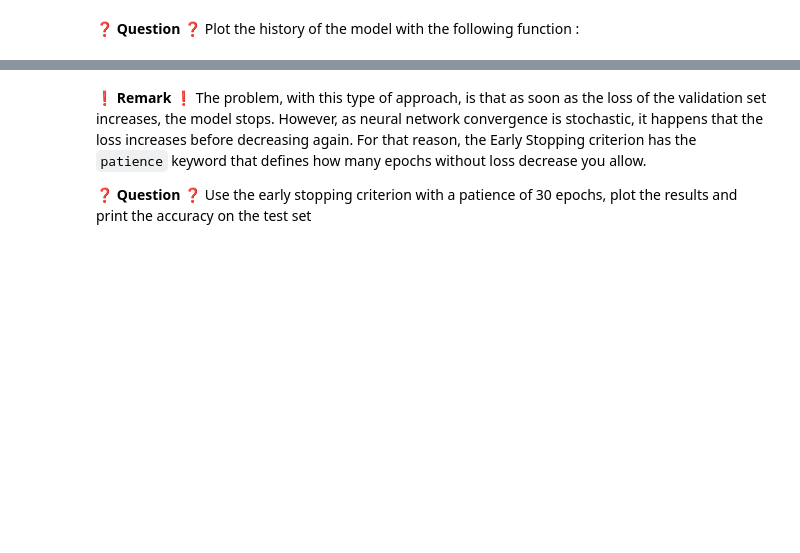
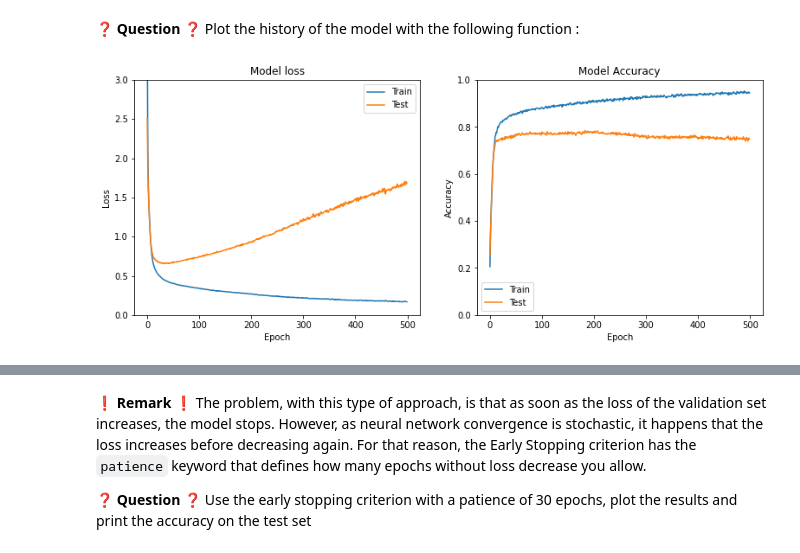
Before and after one commit to abibalimi/lewagon-data-challenges, a Jupyter notebook: 06-Deep-Learning/02-Optimizer-loss-and-fitting/02-How-to-properly-prevent-overfitting/how_to_properly_prevent_overfitting.ipynb, the cells around one changed output, grey strips where cells are left out. Cells and saved outputs as stored; diff of their text form; code cells hidden in the pictures; blank space fills up the shorter version.

```diff
--- a/06-Deep-Learning/02-Optimizer-loss-and-fitting/02-How-to-properly-prevent-overfitting/how_to_properly_prevent_overfitting.ipynb
+++ b/06-Deep-Learning/02-Optimizer-loss-and-fitting/02-How-to-properly-prevent-overfitting/how_to_properly_prevent_overfitting.ipynb
@@ -192,3 +195,7 @@ mean, std
+# %%
+from sklearn.model_selection import train_test_split
+
+X_train, X_test, y_train, y_test = train_test_split(X, y_cat, test_size=0.3)
 # %% [markdown]
 ## Part II : Stop the learning before overfitting
 
@@ -199,0 +205,8 @@ Let's first show that if we train the model for too long, it will overfit the tr
+# %%
+model = initialize_model()
+
+history = model.fit(X_train, y_train,
+                    validation_data=(X_test, y_test),
+                    epochs=500,
+                    verbose=0)
+history
@@ -228,3 +244,7 @@ def plot_loss_accuracy(history, title=None):
+# %%
+plot_loss_accuracy(history)
+# %% [output]
+[figure, added]
 # %% [markdown]
 We clearly see that the number of epochs we choose has a great influence on the final results:
 - If not enough epochs, then the algorithm is not optimal as it has not converged yet.
```
Also changed, not shown: parts of 32 cells of this notebook.
